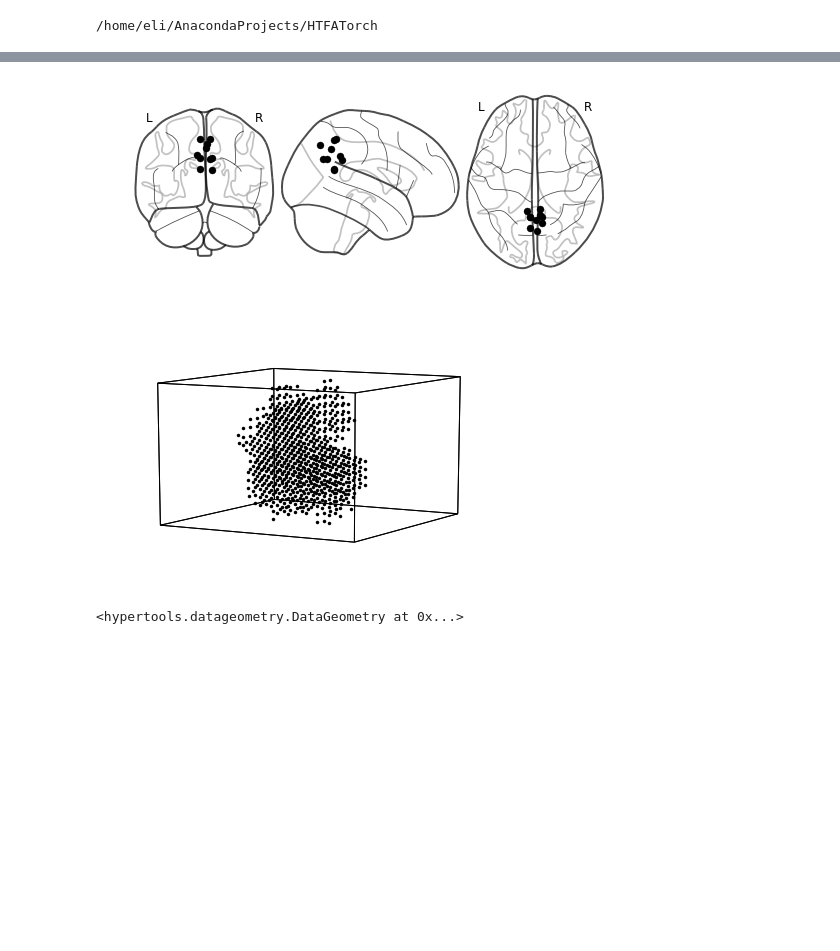
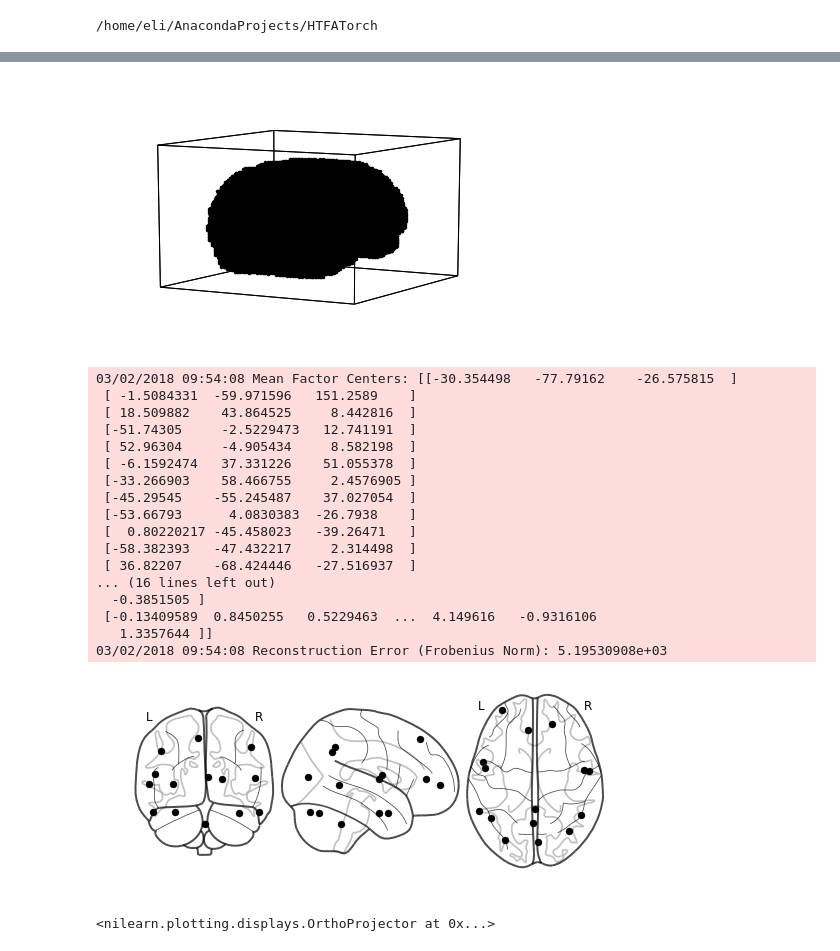
Before and after one commit to neu-pml/HTFATorch, a Jupyter notebook: notebooks/example_tfa.ipynb, the cells around one changed output, grey strips where cells are left out. Saved outputs shown, nothing was run; the diff lists cells and outputs as text; code cells hidden in the pictures; blank space fills up the shorter version.

```diff
--- a/notebooks/example_tfa.ipynb
+++ b/notebooks/example_tfa.ipynb
@@ -68,7 +59,24 @@ from IPython.display import YouTubeVideo, HTML
-# %%
-niplot.plot_connectome(np.eye(tfa.num_factors), means['mean_factor_center'], node_color='k')
-hyp.plot(tfa.voxel_locations.numpy(), 'k.')
-# %% [output]
-[figure, removed]
-[figure, removed]
-<hypertools.datageometry.DataGeometry at 0x...>
+# %%
+tfa.plot_voxels()
+tfa.plot_factor_centers()
+# %% [output]
+[figure, added]
+03/02/2018 09:54:08 Mean Factor Centers: [[-30.354498   -77.79162    -26.575815  ]
+ [ -1.5084331  -59.971596   151.2589    ]
+ [ 18.509882    43.864525     8.442816  ]
+ [-51.74305     -2.5229473   12.741191  ]
+ [ 52.96304     -4.905434     8.582198  ]
+ [ -6.1592474   37.331226    51.055378  ]
+ [-33.266903    58.466755     2.4576905 ]
+ [-45.29545    -55.245487    37.027054  ]
+ [-53.66793      4.0830383  -26.7938    ]
+ [  0.80220217 -45.458023   -39.26471   ]
+ [-58.382393   -47.432217     2.314498  ]
+ [ 36.82207    -68.424446   -27.516937  ]
+... (16 lines left out)
+  -0.3851505 ]
+ [-0.13409589  0.8450255   0.5229463  ...  4.149616   -0.9316106
+   1.3357644 ]]
+03/02/2018 09:54:08 Reconstruction Error (Frobenius Norm): 5.19530908e+03
+[figure, added]
+<nilearn.plotting.displays.OrthoProjector at 0x...>
```
Also changed, not shown: parts of 5 cells of this notebook.
